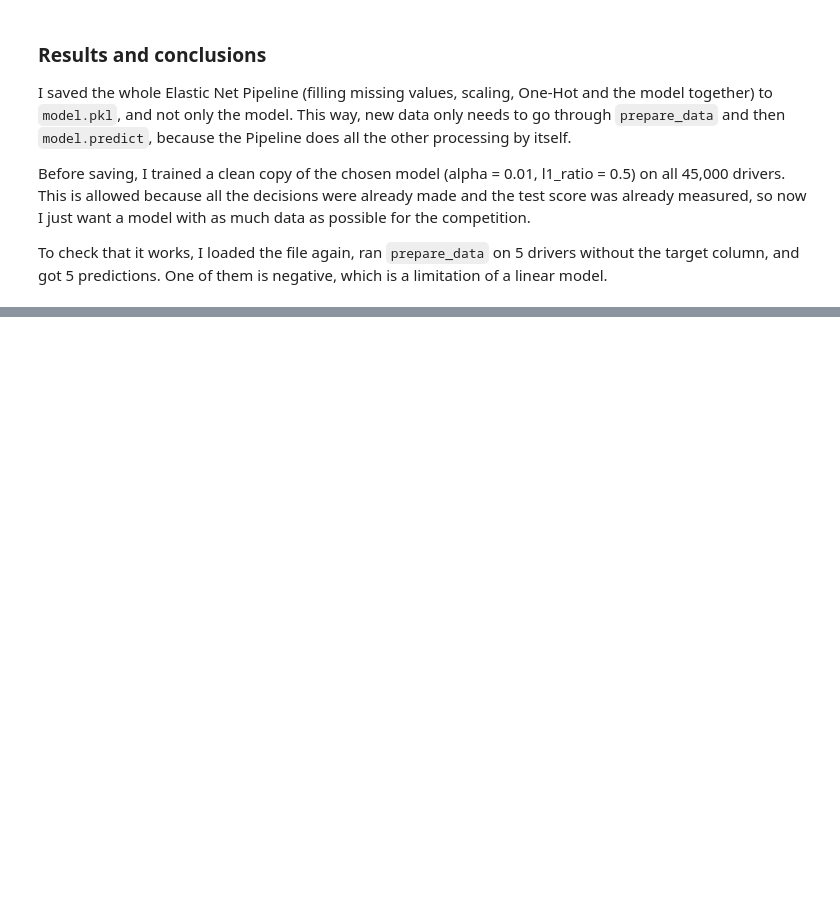
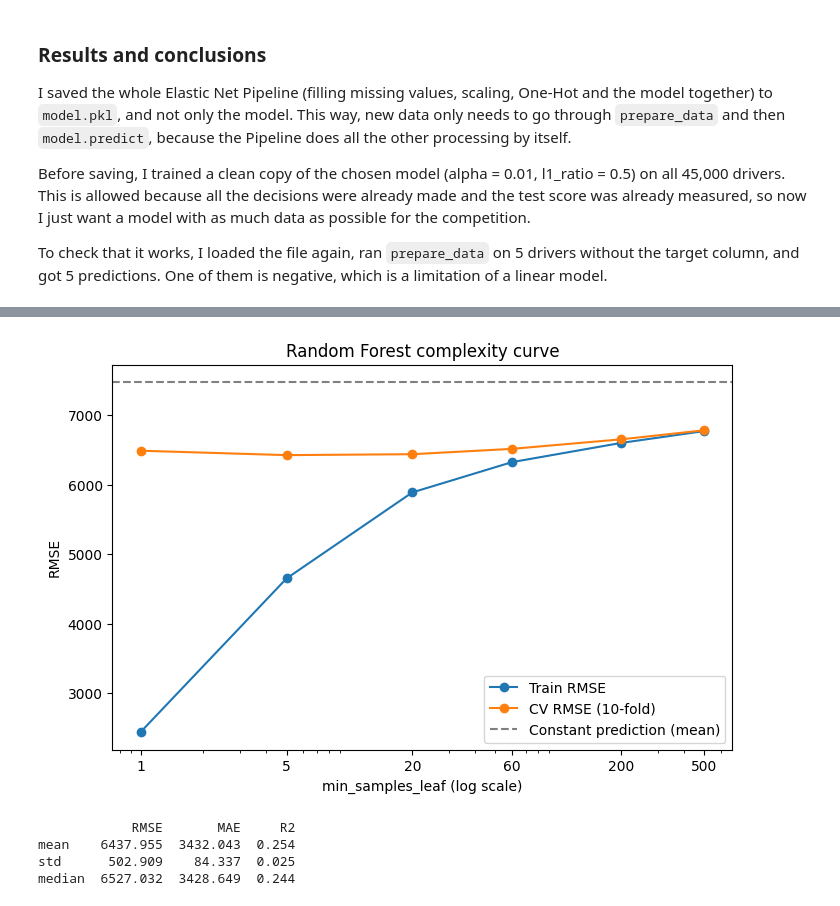
Before and after one commit to shanileizer98-cyber/ml-insurance-project, a Jupyter notebook: notebook.ipynb, the cells around one changed output, grey strips where cells are left out. Saved outputs shown, nothing was run; the diff lists cells and outputs as text; code cells hidden in the pictures; blank space fills up the shorter version.

Commit message:
Random Forest and complexity curve (section 5)

```diff
--- a/notebook.ipynb
+++ b/notebook.ipynb
@@ -729,0 +732,26 @@ To check that it works, I loaded the file again, ran `prepare_data` on 5 drivers
+# %%
+rf_preprocessor = ColumnTransformer([
+    ('num', SimpleImputer(strategy='median'), num_cols),
+    ('cat', make_pipeline(SimpleImputer(strategy='most_frequent'),
+                          OrdinalEncoder(handle_unknown='use_encoded_value',
+                                         unknown_value=-1)), cat_cols),
+])
+# %%
+leaf_values = [1, 5, 20, 60, 200, 500]
+rows = []
+for leaf in leaf_values:
+    rf = make_pipeline(rf_preprocessor,
+                       RandomForestRegressor(n_estimators=100, min_samples_leaf=leaf,
+                                             max_features=0.5, random_state=42, n_jobs=-1))
+    res = cross_validate(rf, X_train, y_train, cv=cv,
+                         scoring='neg_root_mean_squared_error', return_train_score=True)
+    rows.append({'min_samples_leaf': leaf,
+                 'train_RMSE': -res['train_score'].mean(),
+                 'cv_RMSE': -res['test_score'].mean(),
+                 'cv_std': res['test_score'].std()})
+    print('leaf', leaf, 'done')
+curve = pd.DataFrame(rows)
+curve['gap'] = curve['cv_RMSE'] - curve['train_RMSE']
+const_rmse = np.sqrt(((y_train - y_train.mean()) ** 2).mean())
+print(curve.round(1))
+print('Constant (mean) RMSE:', round(const_rmse, 1))
@@ -729,0 +773,28 @@ To check that it works, I loaded the file again, ran `prepare_data` on 5 drivers
+# %%
+plt.figure(figsize=(8, 5))
+plt.plot(curve['min_samples_leaf'], curve['train_RMSE'], marker='o', label='Train RMSE')
+plt.plot(curve['min_samples_leaf'], curve['cv_RMSE'], marker='o', label='CV RMSE (10-fold)')
+plt.axhline(const_rmse, color='gray', linestyle='--', label='Constant prediction (mean)')
+plt.xscale('log')
+plt.xticks(leaf_values, leaf_values)
+plt.xlabel('min_samples_leaf (log scale)')
+plt.ylabel('RMSE')
+plt.title('Random Forest complexity curve')
+plt.legend()
+plt.show()
+# %% [output]
+[figure, added]
+# %%
+best_rf = make_pipeline(rf_preprocessor,
+                        RandomForestRegressor(n_estimators=100, min_samples_leaf=20,
+                                              max_features=0.5, random_state=42, n_jobs=-1))
+res_rf = cross_validate(best_rf, X_train, y_train, cv=cv, scoring=scoring)
+metrics_rf = pd.DataFrame({'RMSE': -res_rf['test_rmse'],
+                           'MAE': -res_rf['test_mae'],
+                           'R2': res_rf['test_r2']})
+print(metrics_rf.agg(['mean', 'std', 'median']).round(3))
+# %% [output]
+            RMSE       MAE     R2
+mean    6437.955  3432.043  0.254
+std      502.909    84.337  0.025
+median  6527.032  3428.649  0.244
```
Also changed, not shown: parts of 4 cells of this notebook.
